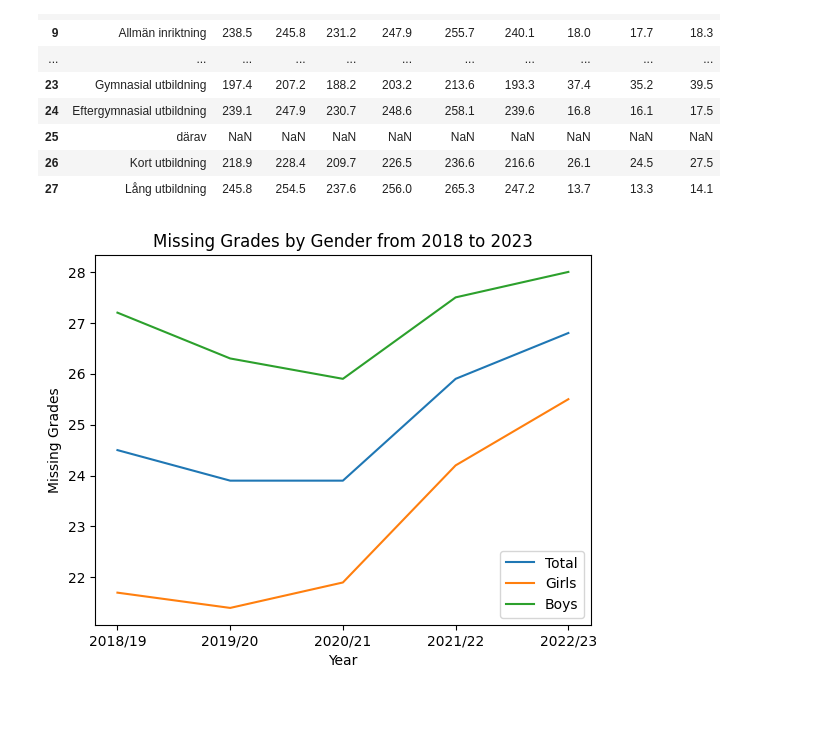
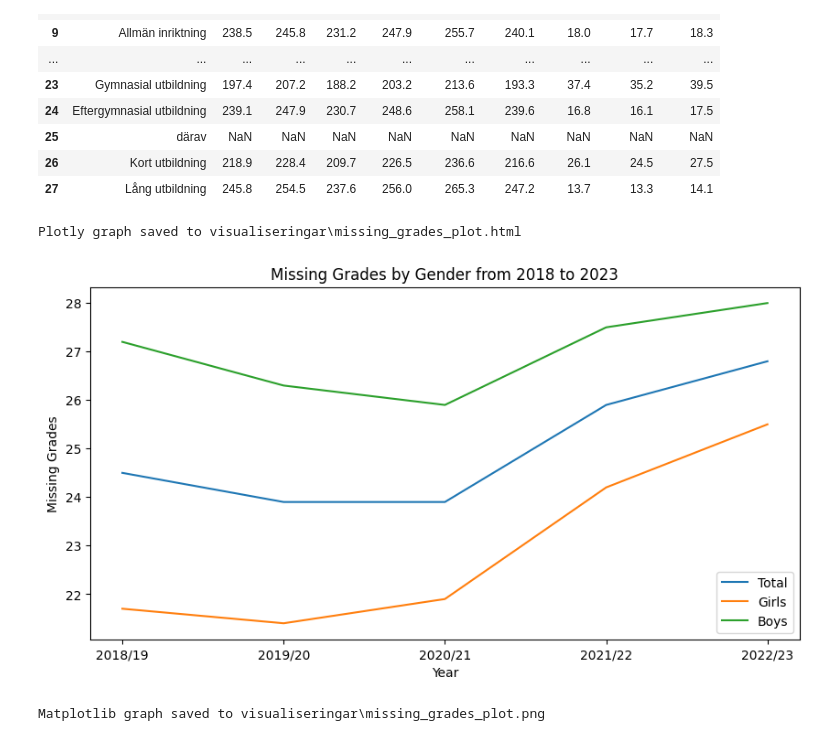
Before and after one commit to Ymhunter/python_malik_alansi_opa24_Lab2, a Jupyter notebook: Lab2.ipynb, the cells around one changed output. Drawn from its saved outputs; the diff is of its cells as text; code cells hidden in the pictures; blank space fills up the shorter version.

```diff
--- a/Lab2.ipynb
+++ b/Lab2.ipynb
@@ -91,26 +91,46 @@ df_betyg_o_prov_riksnivå1B
 | 26 | Kort utbildning | 218.9 | 228.4 | 209.7 | 226.5 | 236.6 | 216.6 | 26.1 | 24.5 | 27.5 |
 | 27 | Lång utbildning | 245.8 | 254.5 | 237.6 | 256.0 | 265.3 | 247.2 | 13.7 | 13.3 | 14.1 |
 # %%
+#a)
+import plotly.express as px
+import pandas as pd
+#https://www.geeksforgeeks.org/os-module-python-examples/
+import os
 import matplotlib.pyplot as plt
+
 years_filter = ["2018/19", "2019/20", "2020/21", "2021/22", "2022/23"]
+
 df_filtered_years = df_betyg_o_prov_riksnivå1B[df_betyg_o_prov_riksnivå1B["Unnamed: 0"].isin(years_filter)]
+df_filtered_years = df_filtered_years.rename(columns={"Unnamed: 0": "Year", "Totalt.2": "Total", "Flickor.2": "Girls", "Pojkar.2": "Boys"})
+output_dir = "visualiseringar"
+os.makedirs(output_dir, exist_ok=True)
 
+df_melted = df_filtered_years.melt(id_vars=["Year"], value_vars=["Total", "Girls", "Boys"],
+                                   var_name="Category", value_name="Missing Grades")
 
-df_filtered_years = df_filtered_years.rename(columns={"Unnamed: 0": "Year", "Totalt.2": "Total", "Flickor.2": "Girls", "Pojkar.2": "Boys"})
+fig = px.line(df_melted, x="Year", y="Missing Grades", color="Category",
+              title="Missing Grades by Gender from 2018 to 2023")
+plotly_output_path = os.path.join(output_dir, "missing_grades_plot.html")
+fig.write_html(plotly_output_path)
+fig.show()
+print(f"Plotly graph saved to {plotly_output_path}")
 
-
+plt.figure(figsize=(10, 5))
 plt.plot(df_filtered_years["Year"], df_filtered_years["Total"], label="Total")
 plt.plot(df_filtered_years["Year"], df_filtered_years["Girls"], label="Girls")
 plt.plot(df_filtered_years["Year"], df_filtered_years["Boys"], label="Boys")
-
-
 plt.xlabel("Year")
 plt.ylabel("Missing Grades")
 plt.title("Missing Grades by Gender from 2018 to 2023")
 plt.legend()
+matplotlib_output_path = os.path.join(output_dir, "missing_grades_plot.png")
+plt.savefig(matplotlib_output_path)
 
 
 plt.show()
+print(f"Matplotlib graph saved to {matplotlib_output_path}")
 # %% [output]
+Plotly graph saved to visualiseringar\missing_grades_plot.html
-[figure, old version]
+[figure, new version]
+Matplotlib graph saved to visualiseringar\missing_grades_plot.png
 # %%
```
Also changed, not shown: parts of 1 cell of this notebook, 4 other files.
